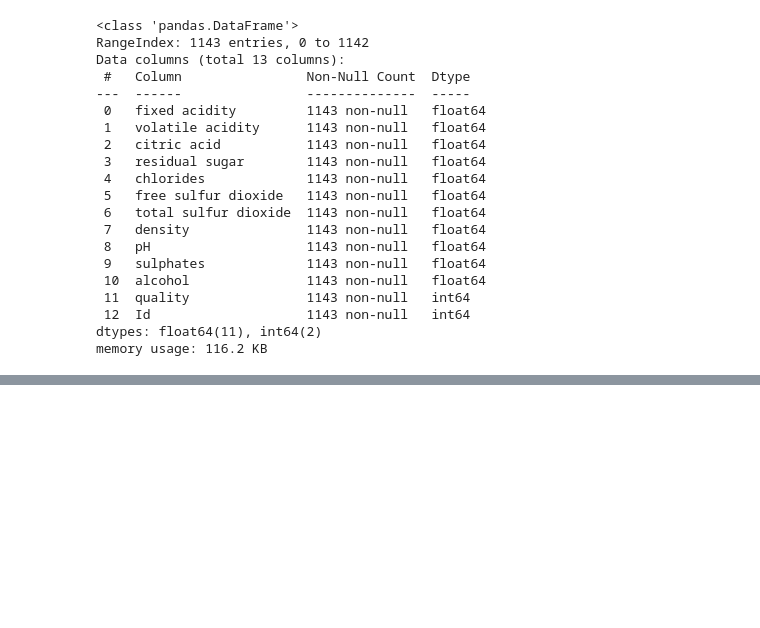
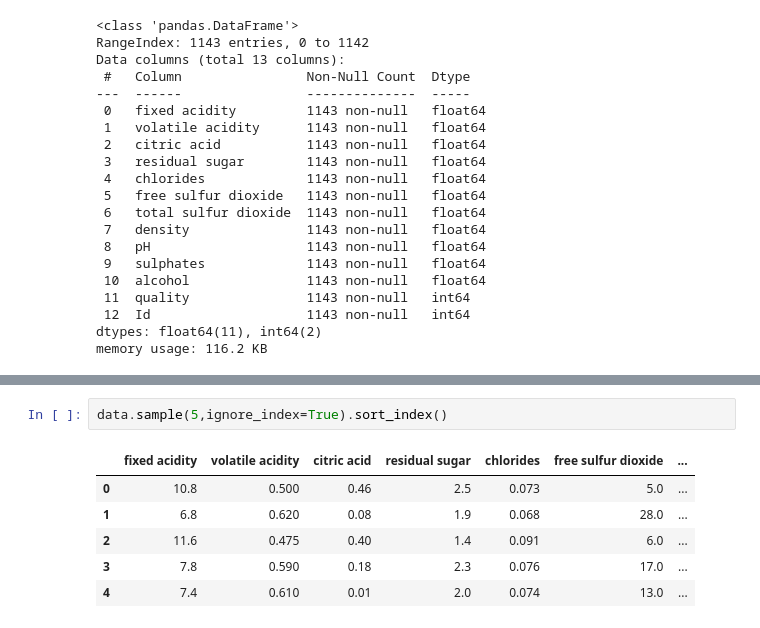
Before and after one commit to tarunkumar910/cap_task, a Jupyter notebook: numpy_da.ipynb, the cells around one changed output, grey strips where cells are left out. Saved outputs shown, nothing was run; the diff lists cells and outputs as text; blank space fills up the shorter version.

```diff
--- a/numpy_da.ipynb
+++ b/numpy_da.ipynb
@@ -131,0 +165,9 @@ data.describe()
+# %%
+data.sample(5,ignore_index=True).sort_index()
+# %% [output]
+|  | fixed acidity | volatile acidity | citric acid | residual sugar | chlorides | free sulfur dioxide | ... |
+| 0 | 10.8 | 0.500 | 0.46 | 2.5 | 0.073 | 5.0 | ... |
+| 1 | 6.8 | 0.620 | 0.08 | 1.9 | 0.068 | 28.0 | ... |
+| 2 | 11.6 | 0.475 | 0.40 | 1.4 | 0.091 | 6.0 | ... |
+| 3 | 7.8 | 0.590 | 0.18 | 2.3 | 0.076 | 17.0 | ... |
+| 4 | 7.4 | 0.610 | 0.01 | 2.0 | 0.074 | 13.0 | ... |
```
Also changed, not shown: parts of 4 cells of this notebook, 2 other files.
